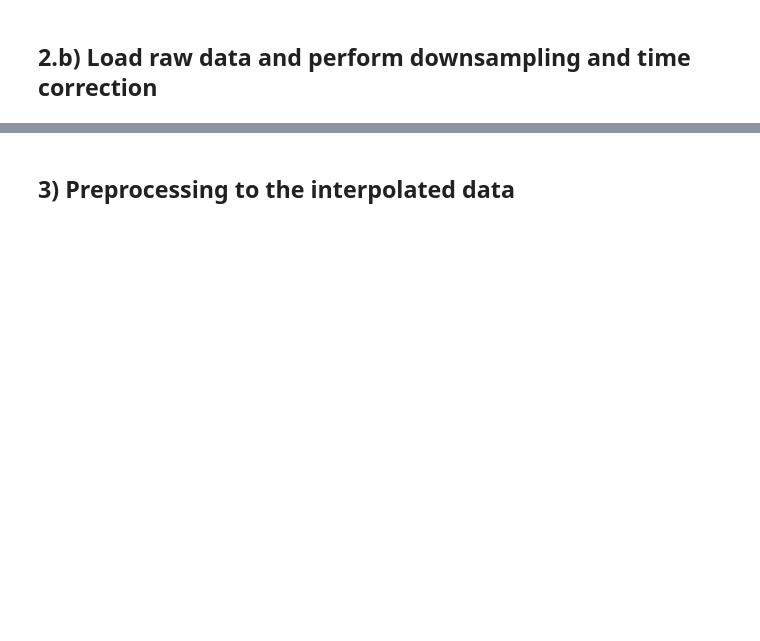
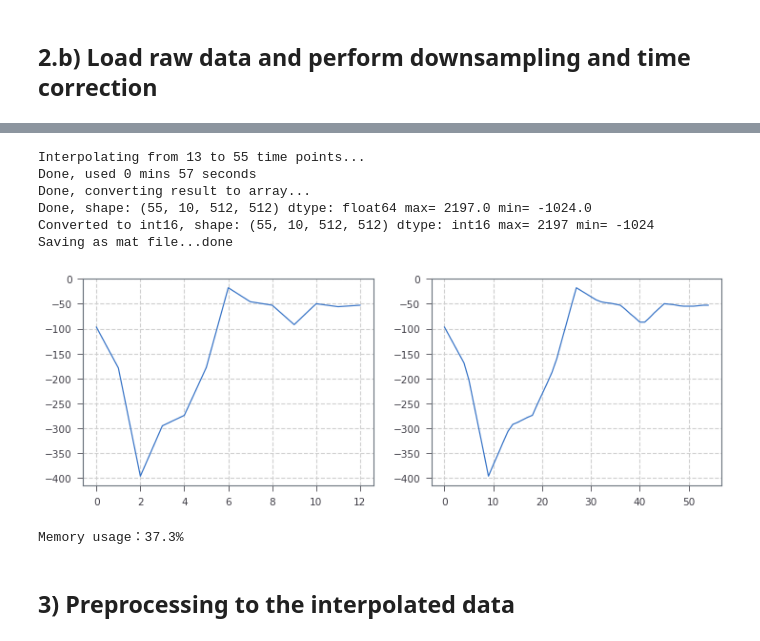
Before and after one commit to Lucien0907/perf, a Jupyter notebook: aif_vof/ctp.ipynb, the cells around one changed output, grey strips where cells are left out. Saved outputs shown, nothing was run; the diff lists cells and outputs as text; code cells hidden in the pictures; blank space fills up the shorter version.

```diff
--- a/aif_vof/ctp.ipynb
+++ b/aif_vof/ctp.ipynb
@@ -12,10 +12,12 @@ from scipy import interpolate
 from scipy.stats import kurtosis
 from scipy.linalg import circulant
 import os
+import gc
 import sys
 import time
 import math
 import shutil
+import psutil
 import multiprocessing
 import numpy as np
 import cv2 as cv
@@ -27,11 +29,13 @@ import matplotlib.cm as cm
 from matplotlib.patches import Circle
 from scipy.ndimage.filters import gaussian_filter, gaussian_filter1d
 
+all_start = time.time()
+
 # CTP parameters
-PRE = 10
+PRE = 5
 POST = 50
 loth = 0
-hith = 120
+hith = 100
 rho = 1.04
 
 # filtering
@@ -49,6 +53,13 @@ def multi_proc(func, args, n_core):
     tcost = time.time() - start
     print('Done, used',int(tcost/60),'mins', int(tcost%60),'seconds')
     return out
+
+def print_mem():
+    info = psutil.virtual_memory()
+    #print(u'内存使用：',psutil.Process(os.getpid()).memory_info().rss)
+    #print(u'总内存：',info.total)
+    print('Memory usage：'+str(info.percent)+'%')
+    #print(u'cpu个数：',psutil.cpu_count())
 # %%
 # set path
 data_path = '../data/dcm'
@@ -72,6 +85,7 @@ Please enter the patient's name: luminda
 ## 2.a) Load previously saved time corrected & downsampled(z-axis) array
 # %%
 # Load interpolated array from previously saved mat file
-print('Loading time corrected data from previously saved mat file')
-arr_itp = sio.loadmat(output_path+'/arr_itp.mat')['arr_itp']
-print(arr_itp.shape)
+#print('Loading time corrected data from previously saved mat file')
+#arr_itp = sio.loadmat(output_path+'/arr_itp.mat')['arr_itp']
+#print(arr_itp.shape)
+#print_mem()
@@ -85,6 +96,7 @@ Loading time corrected data from previously saved mat file
 #arr_itp = sitk.GetArrayFromImage(sitk.ReadImage('../data/case_3.nii'))
 #print('shape:', arr_itp.shape, ', dtype:', arr_itp.dtype,"max=", np.max(arr_itp),", min=", np.min(arr_itp))
 # %%
+start = time.time()
 # find all series and load chosen series
 folder = os.path.join(data_path, patient_name)
 print(folder)
@@ -129,8 +141,7 @@ print('\nDone, average interval between scans: '+str(dt)+'s')
 print('Loading original pixel array...')
 series_reader = sitk.ImageSeriesReader()
 series_reader.SetFileNames(series_file_names)
-image3D = series_reader.Execute()
-arr_raw = sitk.GetArrayFromImage(image3D)
+arr_raw = sitk.GetArrayFromImage(series_reader.Execute())
 
 # reshape to 4D
 print('Reshaping to 4d array...')
@@ -145,3 +156,8 @@ print('arr_raw shape:', arr_raw.shape, 'dtype:', arr_raw.dtype)
 step = round(nz/10)
 arr_raw = arr_raw[:, np.arange(0,nz,step), :, :]
 print('Downsampled to :',arr_raw.shape, 'dtype:', arr_raw.dtype)
+
+tcost = time.time()-start
+print('Done, used',int(tcost/60),'mins', int(tcost%60),'seconds')
+
+print_mem()
@@ -154,33 +184,48 @@ def interp(args):
 
 # parameters for interpolation
 [nt, nz, nx, ny] = arr_raw.shape
 nt_new = round((nt-1)*dt+1)
 times = np.linspace(0, nt-1, nt)
 times_new = np.linspace(0, nt-1, nt_new)
 
 # run interpolation with multiprocessing
 print('Interpolating from '+str(nt)+' to '+str(nt_new)+' time points...')
 args = [(arr_raw[:,z,x,y], times, times_new) for z in range(nz) for x in range(nx) for y in range(ny)]
 arr_itp = multi_proc(interp, args, 10)
 
 # convert result to array
 print('Done, converting result to array...')
 nt = nt_new
 arr_itp = np.array(arr_itp)
 arr_itp = arr_itp.reshape(nz,nx,ny,nt)
 arr_itp = np.moveaxis(arr_itp, -1, 0)
 print('Done, shape:',arr_itp.shape, 'dtype:',arr_itp.dtype, 'max=', np.max(arr_itp), 'min=', np.min(arr_itp))
 
+arr_itp = arr_itp.astype(np.int16)
+print('Converted to int16, shape:',arr_itp.shape, 'dtype:',arr_itp.dtype, 'max=', np.max(arr_itp), 'min=', np.min(arr_itp))
+
 print('Saving as mat file...', end='')
 sio.savemat(output_path+'/arr_itp.mat', mdict={'arr_itp': arr_itp})
 print('done')
 
 # check interpolation result on a sample voxel
 fig,ax = plt.subplots(1,2, figsize=(12,4))
 ax[0].plot(arr_raw[:,0,256,256])
 ax[1].plot(arr_itp[:,0,256,256])
 plt.show()
 plt.close()
+
+del arr_raw
+print_mem()
+# %% [output]
+Interpolating from 13 to 55 time points...
+Done, used 0 mins 57 seconds
+Done, converting result to array...
+Done, shape: (55, 10, 512, 512) dtype: float64 max= 2197.0 min= -1024.0
+Converted to int16, shape: (55, 10, 512, 512) dtype: int16 max= 2197 min= -1024
+Saving as mat file...done
+[figure, added]
+Memory usage：37.3%
 # %% [markdown]
 ## 3) Preprocessing to the interpolated data
 # %%
```
Also changed, not shown: parts of 13 cells of this notebook.
